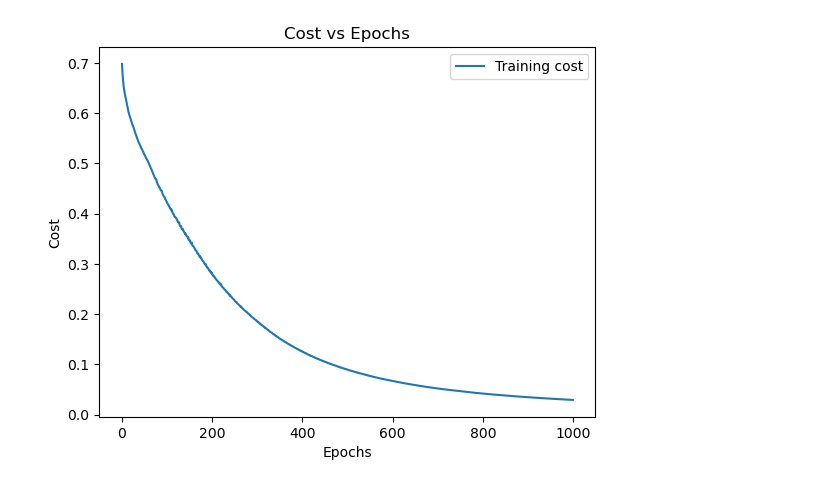
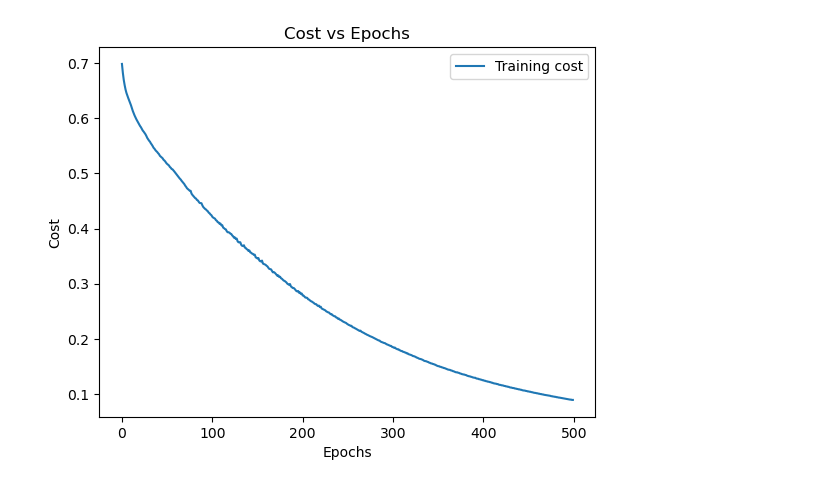
Before and after one commit to AnovuyoNotsonono/Image_clasiffier, a Jupyter notebook: image_clasifier.ipynb, the cells around one changed output. Drawn from its saved outputs; the diff is of its cells as text; code cells hidden in the pictures.

```diff
--- a/image_clasifier.ipynb
+++ b/image_clasifier.ipynb
@@ -517,20 +549,28 @@ array([[0, 0, 0, 0, 0, 0, 0, 0, 0, 0, 1, 1, 1, 1, 1, 1, 1, 1, 1, 1]])
 # %%
+# --------------------------
+# EXAMPLE OF LOADING IMAGES
+# --------------------------
 
 # Assigning the outputs of the "loading_images" function to their respective variables
 X_train, y_train, label_dict = loading_images("../Images", "train", image_size)
 X_test, y_test = loading_images("../Images", "test", image_size)[:2]
 
 # Transpose for math: changing dimensions to (features, training_examples)
 X_train, X_test = X_train.T, X_test.T
 y_train, y_test = y_train.reshape(1, y_train.shape[0]), y_test.reshape(1, y_test.shape[0])
+
+
+# --------------------------
+# Tracking Cost
+# --------------------------
+
+best_params, costs = train(X_train, y_train, 12288,128,64,32,1, epochs=500)
+# Plot the cost curve
+plt.plot(range(len(costs)), costs, label="Training cost")
+plt.xlabel("Epochs")
+plt.ylabel("Cost")
+plt.title("Cost vs Epochs")
+plt.legend()
+plt.show()
+# %% [output]
+[figure, added]
-# %%
-best_params, costs = train(X_train, y_train, 12288,128,64,32,1)
-# Plot the cost curve
-plt.plot(range(len(costs)), costs, label="Training cost")
-plt.xlabel("Epochs")
-plt.ylabel("Cost")
-plt.title("Cost vs Epochs")
-plt.legend()
-plt.show()
-# %% [output]
-[figure, removed]
```
Also changed, not shown: parts of 17 cells of this notebook.
